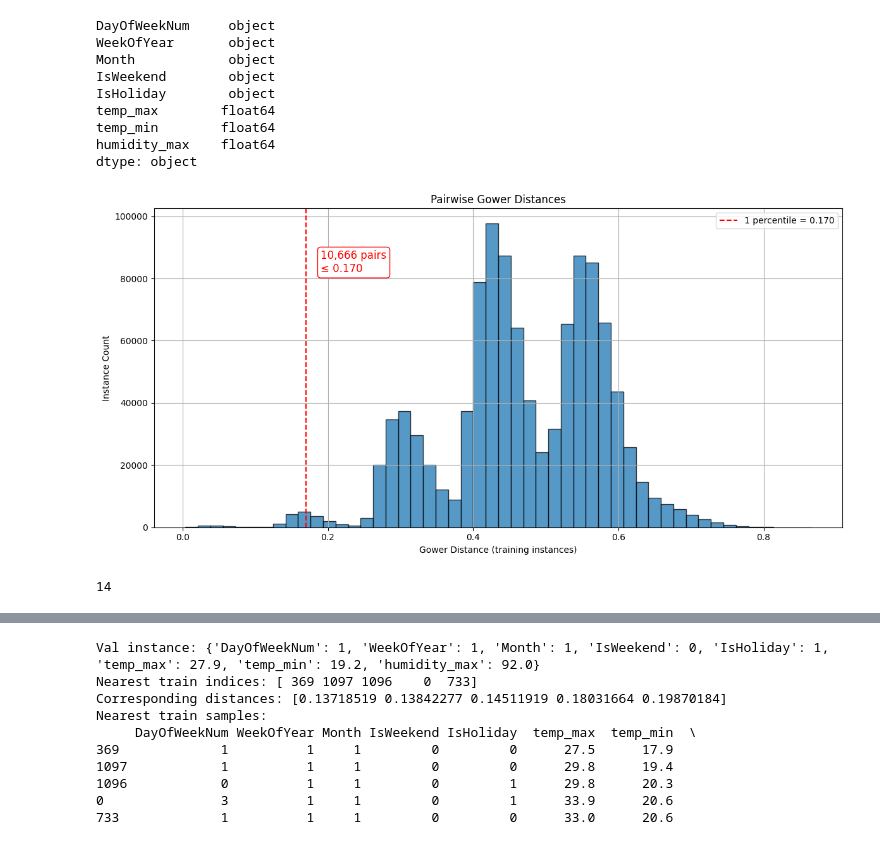
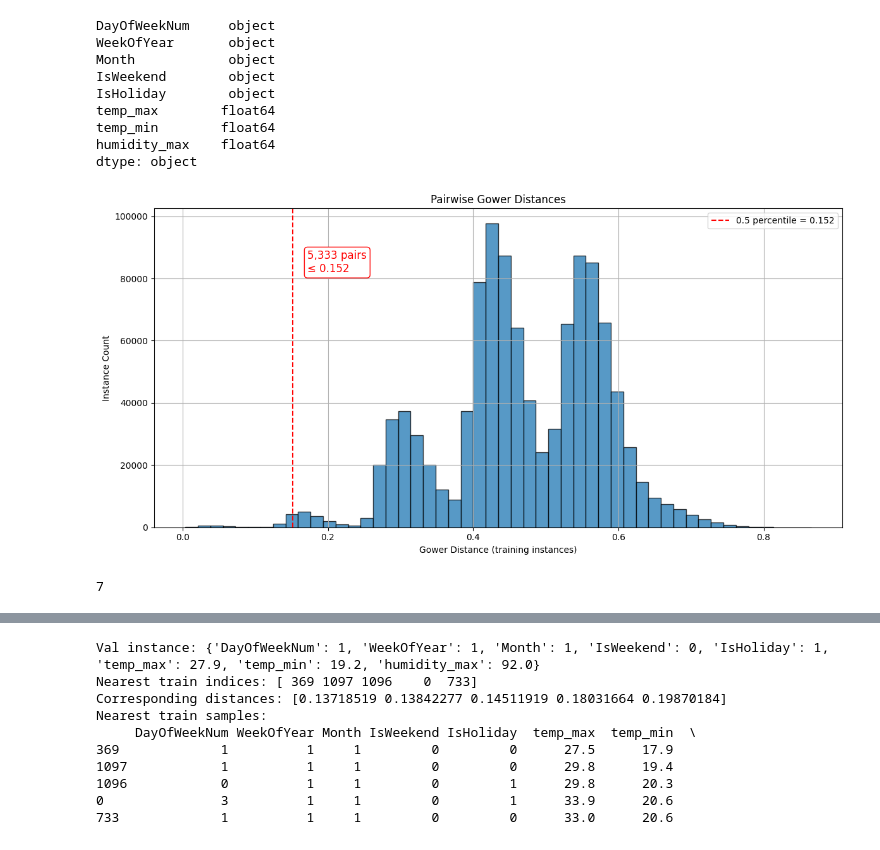
Before and after one commit to Oak10/hospital-adm-pw-rel, a Jupyter notebook: minas_gerais/belo_horizonte/station_amazonas/6.2_pointwise_rf_weighted_distance_gower.ipynb, the cells around one changed output, grey strips where cells are left out. Drawn from its saved outputs; the diff is of its cells as text; code cells hidden in the pictures.

```diff
--- a/minas_gerais/belo_horizonte/station_amazonas/6.2_pointwise_rf_weighted_distance_gower.ipynb
+++ b/minas_gerais/belo_horizonte/station_amazonas/6.2_pointwise_rf_weighted_distance_gower.ipynb
@@ -216,32 +216,32 @@ dtype: object
 # %%
 train_distance_matrix = gower.gower_matrix(X_train)
 
 # Get upper triangle of the symmetric matrix (excluding diagonal)
 i_upper = np.triu_indices_from(train_distance_matrix, k=1)
 pairwise_distances_train = train_distance_matrix[i_upper]
 
 
-percentile_number = 1
+percentile_number = 0.5
 selected_percentile = np.percentile(pairwise_distances_train, percentile_number)
 count_below_percentile = np.sum(pairwise_distances_train <= selected_percentile)
 
 # Plot histogram
 plt.figure(figsize=(12, 6))
 plt.hist(pairwise_distances_train, bins=50, edgecolor='black', alpha=0.75)
 plt.axvline(selected_percentile, color='red', linestyle='--', label=f'{percentile_number} percentile = {selected_percentile:.3f}')
 plt.text(selected_percentile + 0.02, plt.ylim()[1]*0.8,
          f'{count_below_percentile:,} pairs\n≤ {selected_percentile:.3f}',
          color='red', fontsize=12, bbox=dict(facecolor='white', edgecolor='red', boxstyle='round,pad=0.3'))
 
 plt.xlabel("Gower Distance (training instances)")
 plt.ylabel("Instance Count")
 plt.title("Pairwise Gower Distances")
 plt.legend()
 plt.grid(True)
 plt.tight_layout()
 plt.show()
 # %% [output]
-[figure, old version]
+[figure, new version]
 # %%
 within_threshold = (train_distance_matrix <= selected_percentile)
 
@@ -254,7 +254,7 @@ neighbors_within_threshold = np.sum(within_threshold, axis=1)
 k_max = int(np.mean(neighbors_within_threshold))
 k_max
 # %% [output]
-14
+7
 # %%
 def compute_weighted_reliability(distances_row, y_pred_new, y_train, min_cluster_units, tolerance):
     # Get the indices of the closest `min_cluster_units` neighbors
```
Also changed, not shown: parts of 4 cells of this notebook, 7 other files.
